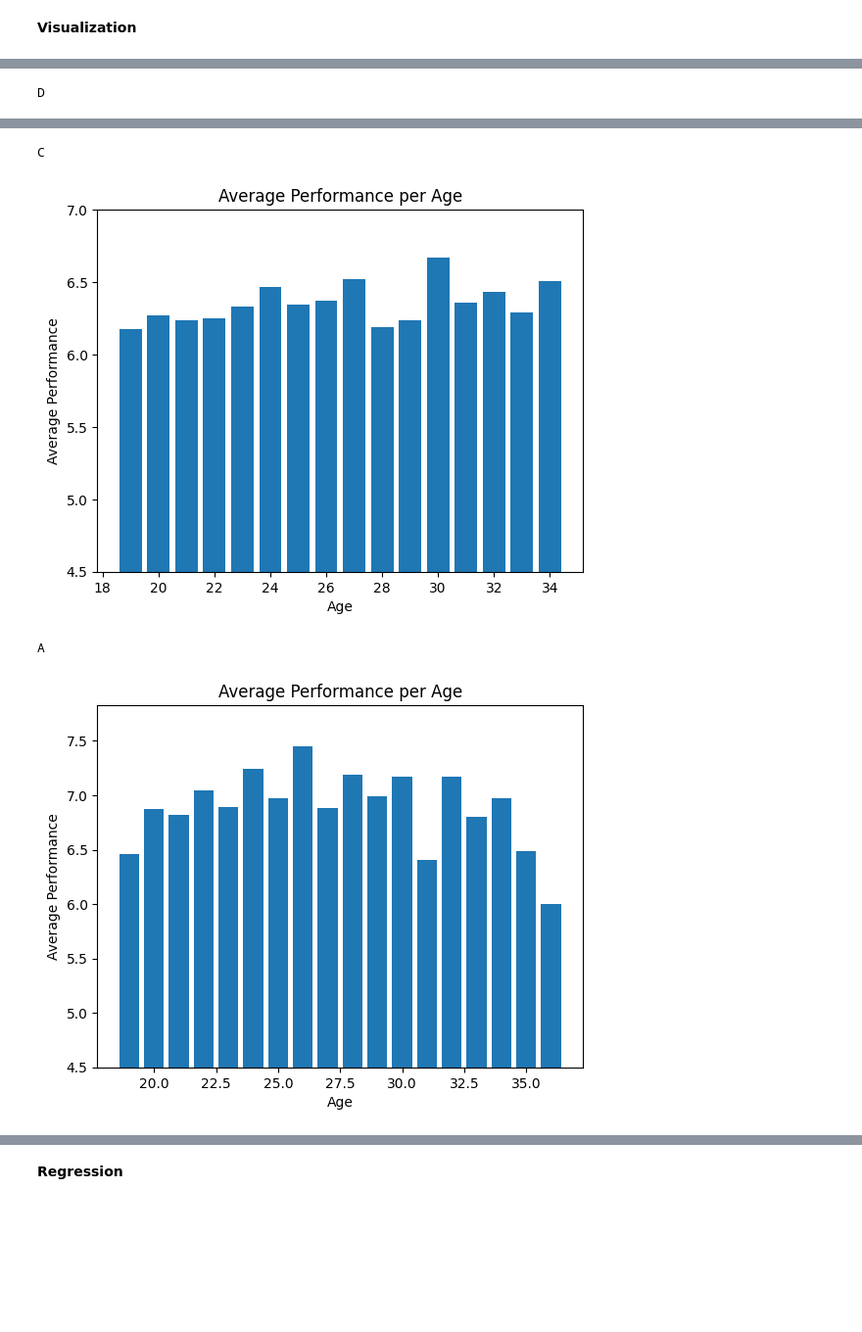
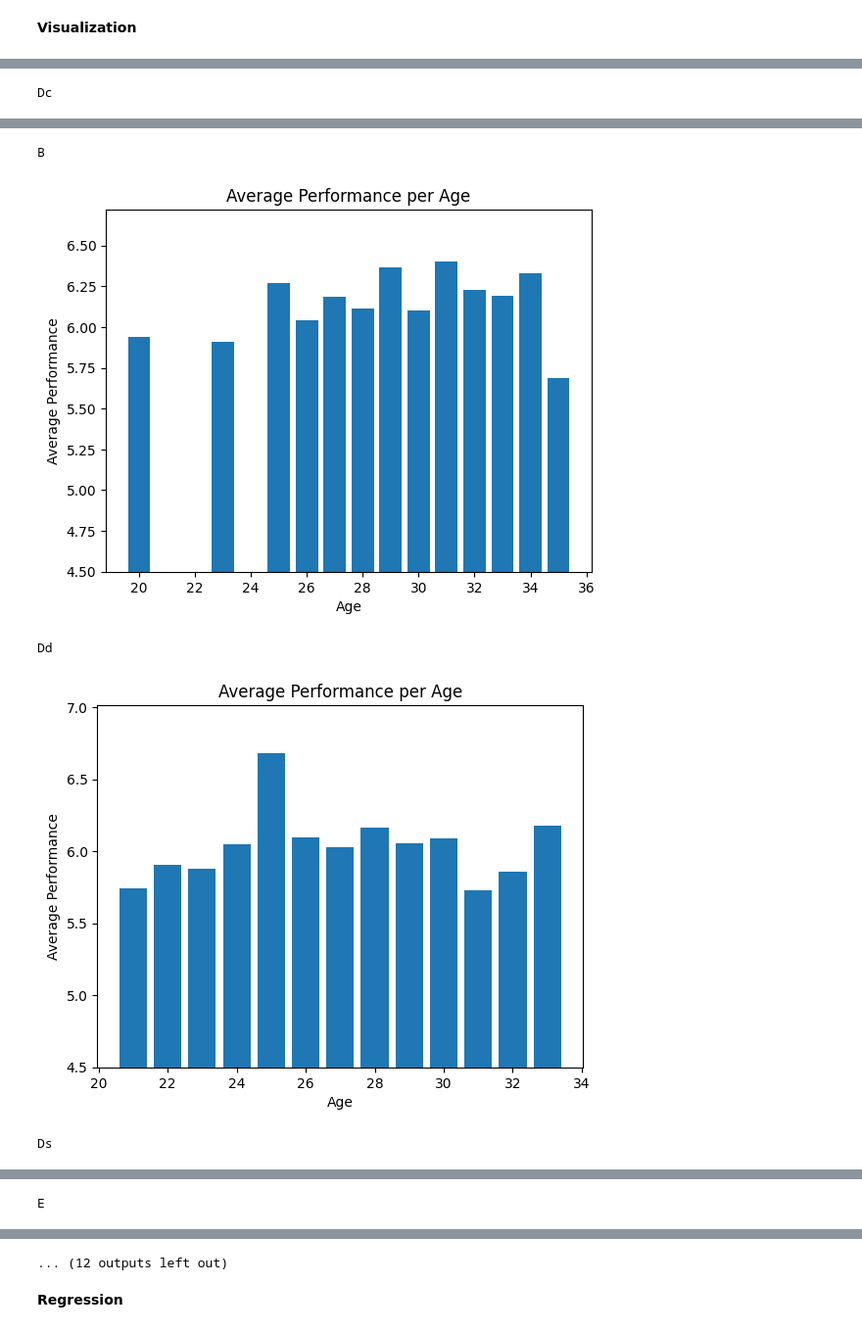
Before and after one commit to duiliocirino/FantaHelpML, a Jupyter notebook: ratings.ipynb, the cells around one changed output, grey strips where cells are left out. Shown at 98% size. Saved outputs shown, nothing was run; the diff lists cells and outputs as text; code cells hidden in the pictures; blank space fills up the shorter version.

```diff
--- a/ratings.ipynb
+++ b/ratings.ipynb
@@ -41,7 +41,7 @@ Summary Players
 # Initialize variables
 # %%
 roles = ['P', 'D', 'C', 'A']
-roles_m = ['Por', 'Dc', 'B', 'Dd', 'Ds', 'E', 'M', 'C', 'W', 'T', ]
+roles_m = ['Por', 'Dc', 'B', 'Dd', 'Ds', 'E', 'M', 'C', 'W', 'T', 'A', 'Pc']
 columns = ["Pg", "Mv", "Mf"]
 current_season = "24-25"
 seasons = ["23_24", "22_23", "21_22", "20_21", "19_20"]
@@ -58,5 +58,11 @@ dataframeMid = dataframePlayers[dataframePlayers['Role'] == roles[2]]
 dataframeAtt = dataframePlayers[dataframePlayers['Role'] == roles[3]]
 # Put in one list
 dataframes = [dataframeKeep, dataframeDef, dataframeMid, dataframeAtt]
+
+dataframes_m = []
+for role in roles_m:
+    dataframes_m.append(dataframePlayers[dataframePlayers['Role_M'].str.split(';').str[0] == role])
+
+dataframeDc = dataframePlayers[dataframePlayers['Role_M'] == roles_m[1]]
 # %% [output]
 Esempio Portieri
@@ -95,14 +101,15 @@ def expected_diff_performance(age, *params):
 # %% [markdown]
 **Visualization**
 # %%
+matches_filter = [28,31,22,28,28,26,30,30,31,20,24,22]
 # Fit the data to a Gaussian distribution to get mean and standard deviation
-for i, df in enumerate(dataframes):
-    print(roles[i])
+for i, df in enumerate(dataframes_m):
+    print(roles_m[i])
     players = []
     for index, row in df.iterrows():
         # Filter players
         for k in seasons:
-            if row['Pg'+k] >= 22:
+            if row['Pg'+k] >= matches_filter[i]:
                 players.append({
                     'Name': row['Name'],
                     'Age': row['Age']- 1 - seasons.index(k),
@@ -126 +133 @@ P
-D
+Dc
@@ -128,4 +135,5 @@ D
-C
+B
-[figure, old version]
+[figure, new version]
-A
+Dd
-[figure, old version]
+[figure, new version]
+Ds
@@ -131,0 +141 @@ A
+E
@@ -132,2 +143,3 @@ A
+... (12 outputs left out)
 # %% [markdown]
 **Regression**
```
Also changed, not shown: parts of 13 cells of this notebook, 2 other files.
